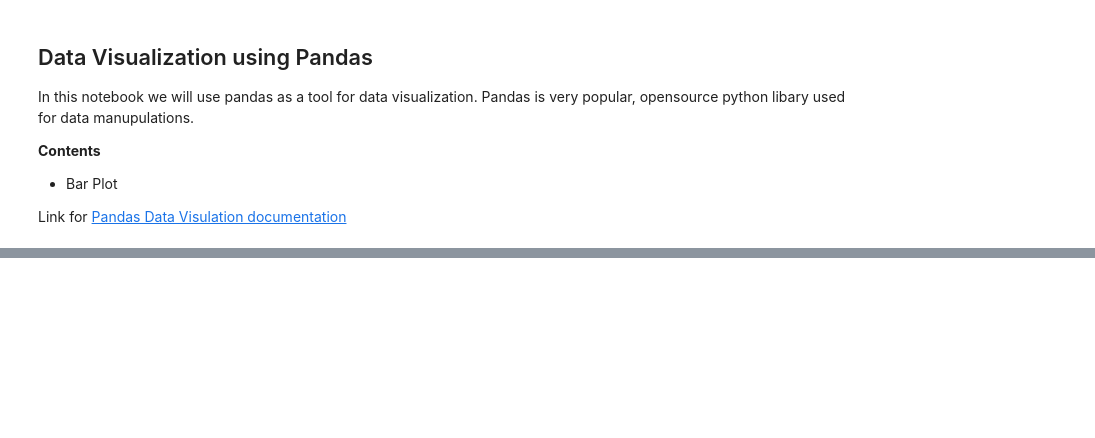
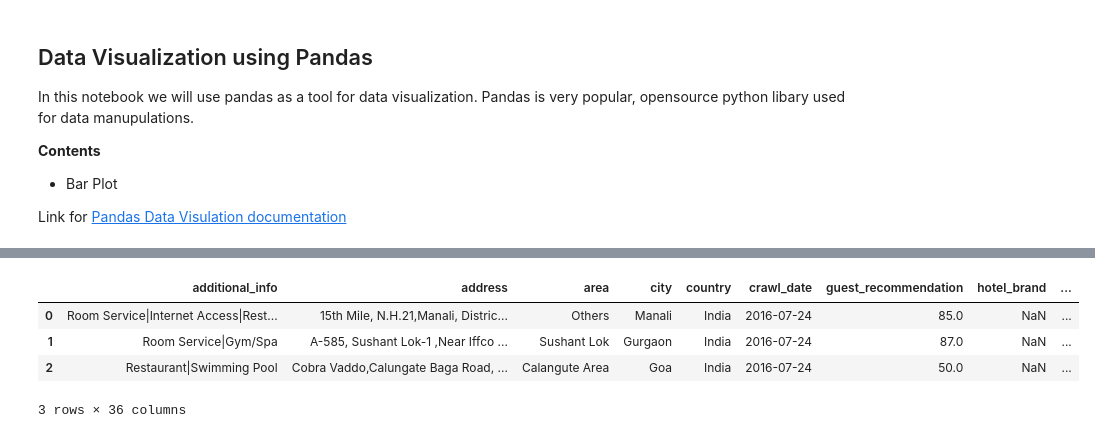
Before and after one commit to rsanimesh/Data-Visualization, a Jupyter notebook: Data Visualization using Pandas.ipynb, the cells around one changed output, grey strips where cells are left out. Saved outputs shown, nothing was run; the diff lists cells and outputs as text; code cells hidden in the pictures; blank space fills up the shorter version.

```diff
--- a/Data Visualization using Pandas.ipynb
+++ b/Data Visualization using Pandas.ipynb
@@ -31,0 +12,10 @@ Successfully installed astroid-2.2.5 atomicwrites-1.3.0 confuse-1.0.0 htmlmin-0.
+# %%
+import pandas as pd
+reviews = pd.read_csv("D:/Code/Resources/Data/goibibo_com-travel_sample.csv")
+reviews.head(3)
+# %% [output]
+|  | additional_info | address | area | city | country | crawl_date | guest_recommendation | hotel_brand | ... |
+| 0 | Room Service|Internet Access|Rest... | 15th Mile, N.H.21,Manali, Distric... | Others | Manali | India | 2016-07-24 | 85.0 | NaN | ... |
+| 1 | Room Service|Gym/Spa | A-585, Sushant Lok-1 ,Near Iffco ... | Sushant Lok | Gurgaon | India | 2016-07-24 | 87.0 | NaN | ... |
+| 2 | Restaurant|Swimming Pool | Cobra Vaddo,Calungate Baga Road, ... | Calangute Area | Goa | India | 2016-07-24 | 50.0 | NaN | ... |
+3 rows × 36 columns
```
Also changed, not shown: parts of 2 cells of this notebook.
